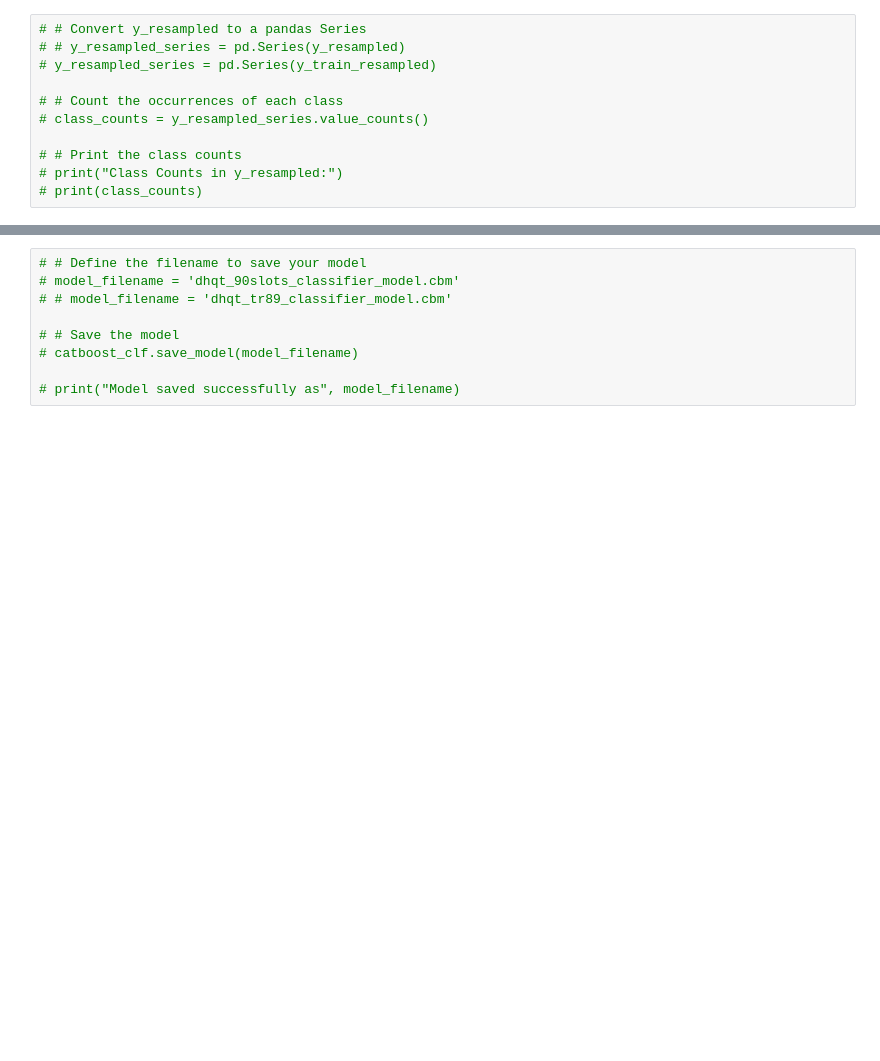
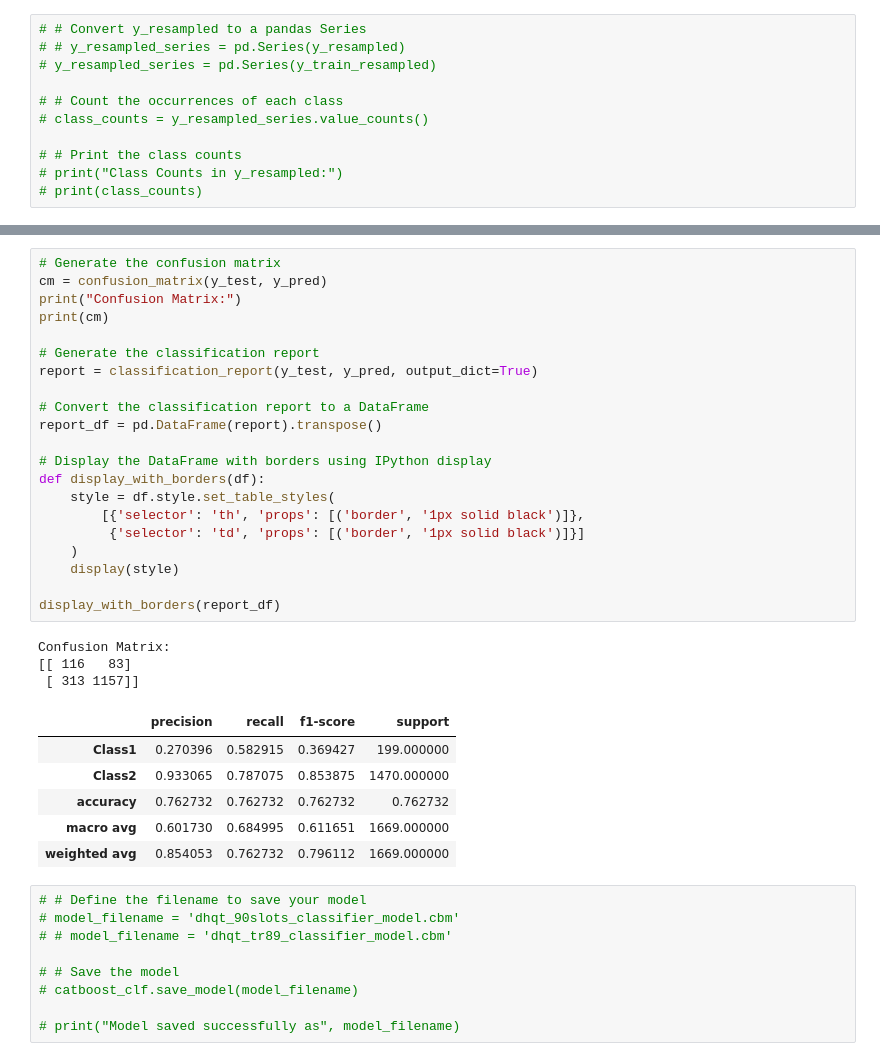
Before and after one commit to NHL04/ml-001-train-model, a Jupyter notebook: Train_model_DHQT-Catboost-Improve-Experiment.ipynb, the cells around one changed output, grey strips where cells are left out. Cells and saved outputs as stored; diff of their text form; blank space fills up the shorter version.

```diff
--- a/Train_model_DHQT-Catboost-Improve-Experiment.ipynb
+++ b/Train_model_DHQT-Catboost-Improve-Experiment.ipynb
@@ -513,3 +519,34 @@ F1-score: 0.751578157063824
+# %%
+# Generate the confusion matrix
+cm = confusion_matrix(y_test, y_pred)
+print("Confusion Matrix:")
+print(cm)
+
+# Generate the classification report
+report = classification_report(y_test, y_pred, output_dict=True)
+
+# Convert the classification report to a DataFrame
+report_df = pd.DataFrame(report).transpose()
+
+# Display the DataFrame with borders using IPython display
+def display_with_borders(df):
+    style = df.style.set_table_styles(
+        [{'selector': 'th', 'props': [('border', '1px solid black')]},
+         {'selector': 'td', 'props': [('border', '1px solid black')]}]
+    )
+    display(style)
+
+display_with_borders(report_df)
+# %% [output]
+Confusion Matrix:
+[[ 116   83]
+ [ 313 1157]]
+|  | precision | recall | f1-score | support |
+| Class1 | 0.270396 | 0.582915 | 0.369427 | 199.000000 |
+| Class2 | 0.933065 | 0.787075 | 0.853875 | 1470.000000 |
+| accuracy | 0.762732 | 0.762732 | 0.762732 | 0.762732 |
+| macro avg | 0.601730 | 0.684995 | 0.611651 | 1669.000000 |
+| weighted avg | 0.854053 | 0.762732 | 0.796112 | 1669.000000 |
 # %%
 # # Define the filename to save your model
 # model_filename = 'dhqt_90slots_classifier_model.cbm'
```
Also changed, not shown: parts of 9 cells of this notebook, 2 other files.
